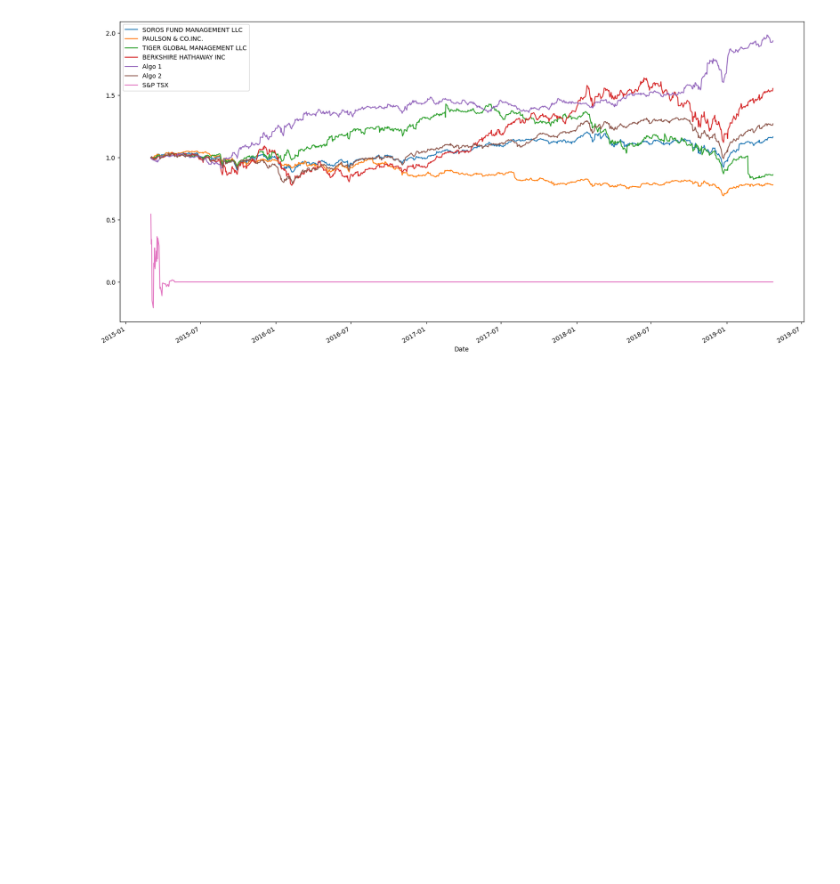
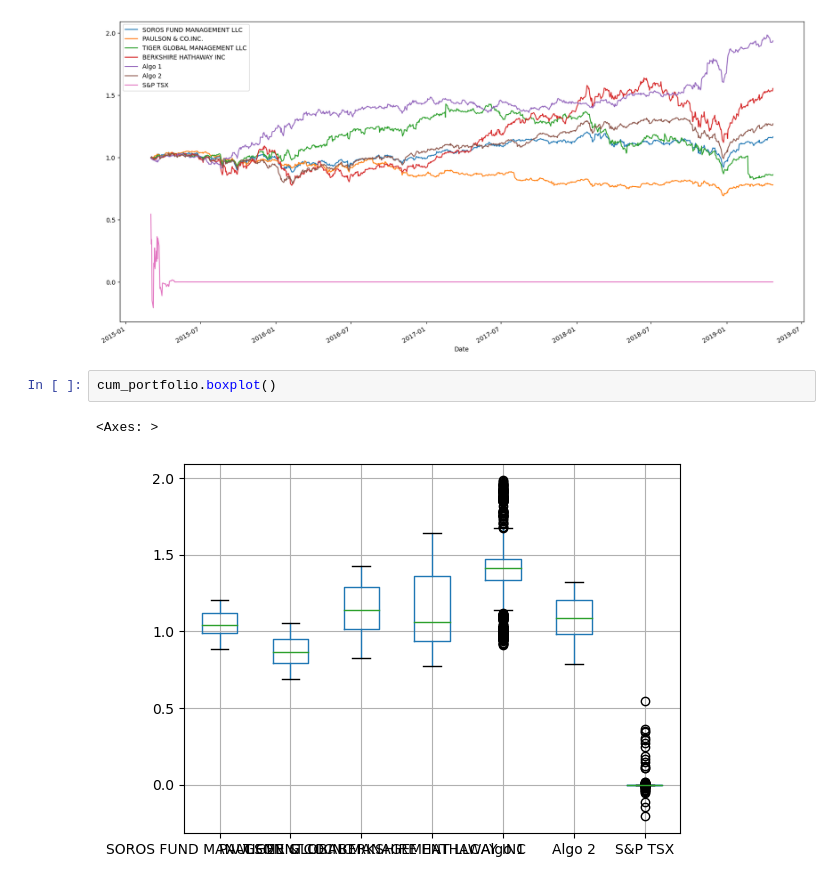
Before and after one commit to ppatel0910/Module_4, a Jupyter notebook: portfolio-inception.ipynb, the cells around one changed output. Cells and saved outputs as stored; diff of their text form; blank space fills up the shorter version.

Commit message:
Added cumilitive box plot and standard deviation

```diff
--- a/portfolio-inception.ipynb
+++ b/portfolio-inception.ipynb
@@ -289,3 +289,8 @@ cum_portfolio.plot(figsize = (20, 10))
 # %% [output]
 <Axes: xlabel='Date'>
 [figure]
+# %%
+cum_portfolio.boxplot()
+# %% [output]
+<Axes: >
+[figure, added]
```
Also changed, not shown: parts of 1 cell of this notebook.
